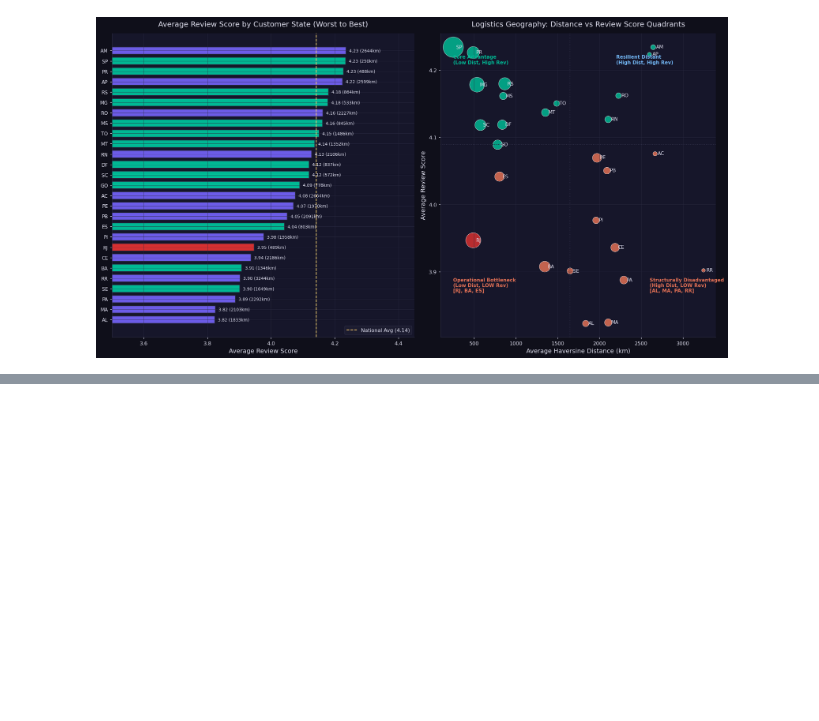
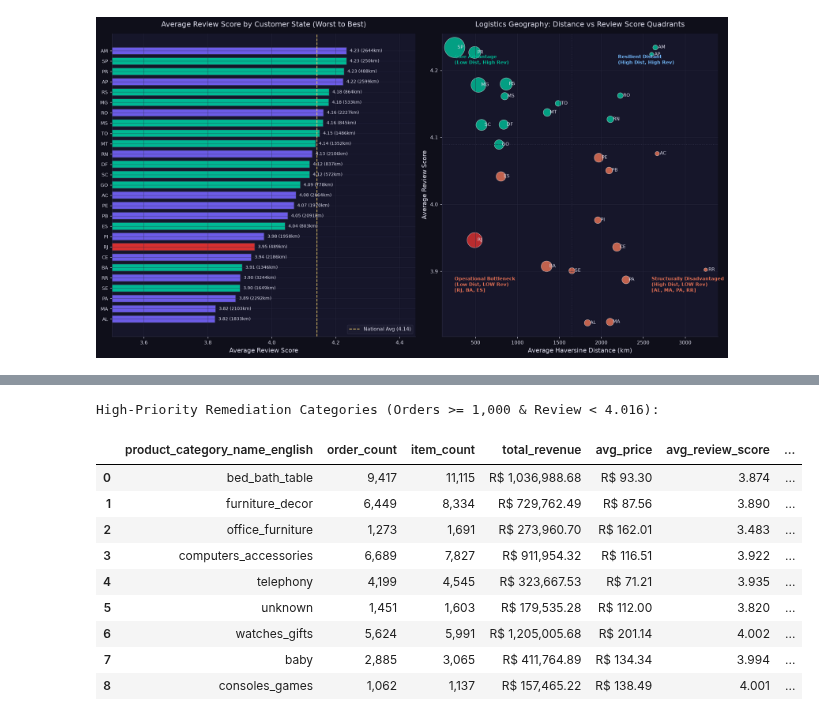
Before and after one commit to yuktac1011/Data_Analytics_Hackathon_2026, a Jupyter notebook: olist_analytics.ipynb, the cells around one changed output, grey strips where cells are left out. Saved outputs shown, nothing was run; the diff lists cells and outputs as text; code cells hidden in the pictures; blank space fills up the shorter version.

```diff
--- a/olist_analytics.ipynb
+++ b/olist_analytics.ipynb
@@ -1763,0 +1856,44 @@ plt.show()
+# %%
+# Programmatic Filter: High Volume (>= 1000 orders) AND Below Platform Average Review Score
+VOLUME_THRESHOLD = 1000
+
+priority_categories = (
+    cat_summary[
+        (cat_summary['order_count'] >= VOLUME_THRESHOLD) &
+        (cat_summary['avg_review_score'] < platform_avg_review)
+    ]
+    .copy()
+)
+
+# Compute Volume-Weighted Satisfaction Deficit (Total Star Deficit)
+priority_categories['satisfaction_deficit'] = (
+    priority_categories['order_count'] * (platform_avg_review - priority_categories['avg_review_score'])
+)
+
+priority_categories = priority_categories.sort_values('satisfaction_deficit', ascending=False).reset_index(drop=True)
+
+print(f'High-Priority Remediation Categories (Orders >= {VOLUME_THRESHOLD:,} & Review < {platform_avg_review:.3f}):')
+display(
+    priority_categories.style.format({
+        'order_count': '{:,}',
+        'item_count': '{:,}',
+        'total_revenue': 'R$ {:,.2f}',
+        'avg_price': 'R$ {:,.2f}',
+        'avg_review_score': '{:.3f}',
+        'avg_delivery_delta_days': '{:+.2f} d',
+        'satisfaction_deficit': '{:,.1f}',
+    }).background_gradient(subset=['satisfaction_deficit'], cmap='Reds')
+      .background_gradient(subset=['avg_review_score'], cmap='magma_r')
+)
+# %% [output]
+High-Priority Remediation Categories (Orders >= 1,000 & Review < 4.016):
+|  | product_category_name_english | order_count | item_count | total_revenue | avg_price | avg_review_score | ... |
+| 0 | bed_bath_table | 9,417 | 11,115 | R$ 1,036,988.68 | R$ 93.30 | 3.874 | ... |
+| 1 | furniture_decor | 6,449 | 8,334 | R$ 729,762.49 | R$ 87.56 | 3.890 | ... |
+| 2 | office_furniture | 1,273 | 1,691 | R$ 273,960.70 | R$ 162.01 | 3.483 | ... |
+| 3 | computers_accessories | 6,689 | 7,827 | R$ 911,954.32 | R$ 116.51 | 3.922 | ... |
+| 4 | telephony | 4,199 | 4,545 | R$ 323,667.53 | R$ 71.21 | 3.935 | ... |
+| 5 | unknown | 1,451 | 1,603 | R$ 179,535.28 | R$ 112.00 | 3.820 | ... |
+| 6 | watches_gifts | 5,624 | 5,991 | R$ 1,205,005.68 | R$ 201.14 | 4.002 | ... |
+| 7 | baby | 2,885 | 3,065 | R$ 411,764.89 | R$ 134.34 | 3.994 | ... |
+| 8 | consoles_games | 1,062 | 1,137 | R$ 157,465.22 | R$ 138.49 | 4.001 | ... |
```
Also changed, not shown: parts of 18 cells of this notebook.
